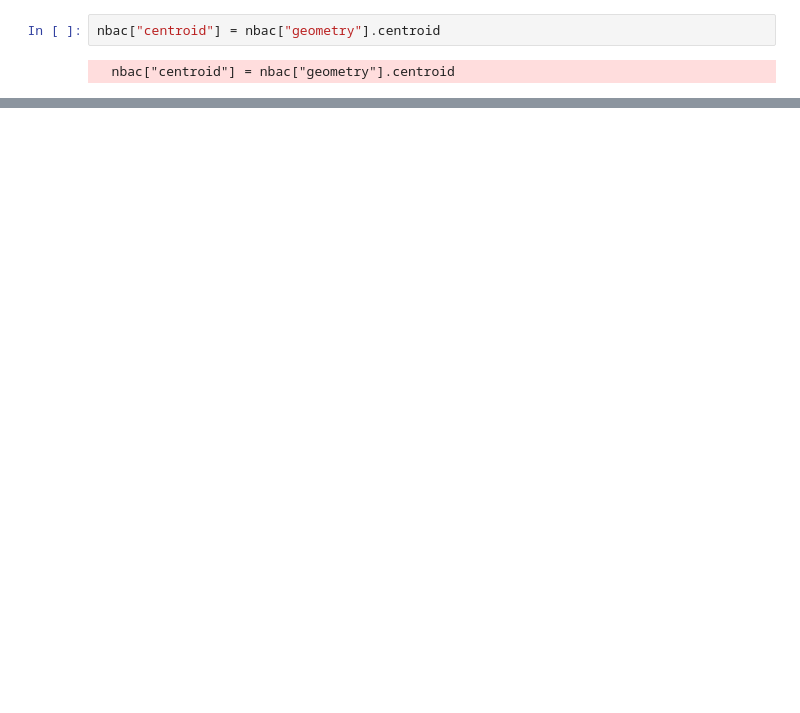
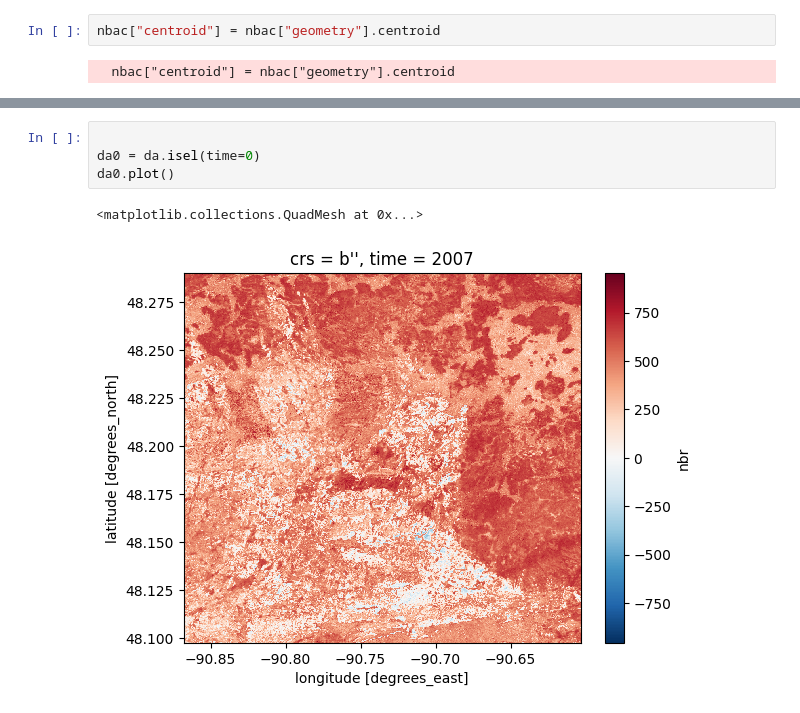
Before and after one commit to jackagoldman/spectral-recovery, a Jupyter notebook: py/raster_processing.ipynb, the cells around one changed output, grey strips where cells are left out. Drawn from its saved outputs; the diff is of its cells as text; blank space fills up the shorter version.

```diff
--- a/py/raster_processing.ipynb
+++ b/py/raster_processing.ipynb
@@ -312,0 +415,7 @@ ValueError: GeoDataFrame contains multiple geometry columns but GeoDataFrame.to_
+# %%
+
+da0 = da.isel(time=0)
+da0.plot()
+# %% [output]
+<matplotlib.collections.QuadMesh at 0x...>
+[figure, added]
```
Also changed, not shown: parts of 19 cells of this notebook.
